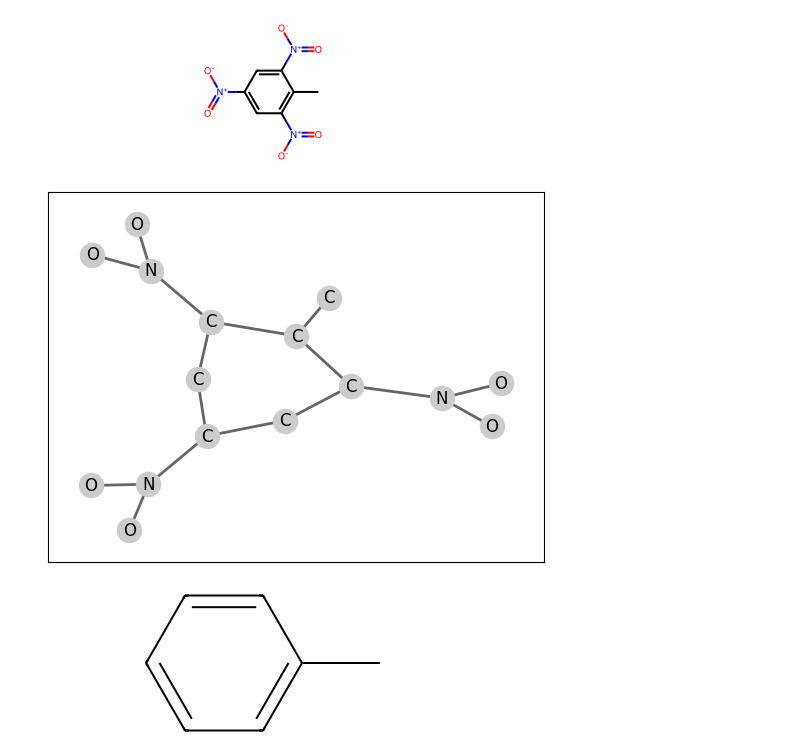
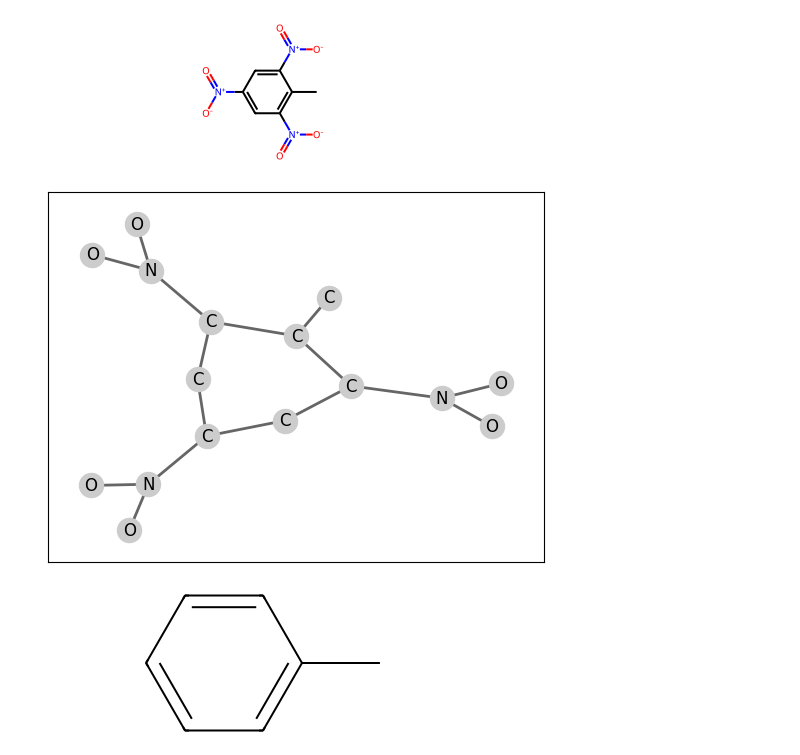
Before and after one commit to motus/graph2vec, a Jupyter notebook: graph2vec.ipynb, the cells around one changed output. Saved outputs shown, nothing was run; the diff lists cells and outputs as text; code cells hidden in the pictures.

```diff
--- a/graph2vec.ipynb
+++ b/graph2vec.ipynb
@@ -51,10 +5,50 @@ def plot_graph(data):
 # %%
+dataset = datasets.MoleculeNet(root='/tmp/MoleculeNet', name='FreeSolv')
+
 mol2 = dataset.from_smiles("Cc1ccccc1")
 mol1 = dataset.from_smiles("Cc1c(cc(cc1[N+](=O)[O-])[N+](=O)[O-])[N+](=O)[O-]")
+# %%
+ATOMIC_NUMBER = {
+    1: "H",
+    3: "Li",
+    4: "Be",
+    5: "B",
+    6: "C",
+    7: "N",
+    8: "O",
+    9: "F",
+    11: "Na",
+    12: "Mg",
+    13: "Al",
+    14: "Si",
+    15: "P",
+    16: "S",
+    17: "Cl",
+    19: "K",
+    20: "Ca",
+}
+
+
+def plot_graph(data, seed=None):
+    g = utils.to_networkx(data, to_undirected=True)
+    layout = nx.spring_layout(g, seed=seed)
+
+    mol_labels = {
+        i: ATOMIC_NUMBER[int(z)]
+        for (i, z) in enumerate(data.x[:,0])
+    }
+
+    nx.draw_networkx_nodes(g, pos=layout, node_color="#CCCCCC")
+    nx.draw_networkx_edges(g, pos=layout, width=2, edge_color="#666666")
+    nx.draw_networkx_labels(g, pos=layout, labels=mol_labels)
+    # plt.title(data.smiles)
+    plt.plot()
+
+    return (g, mol_labels)
 # %%
-(g1, mol_labels1) = plot_graph(mol1)
-Chem.MolFromSmiles(mol1.smiles)
+(g1, mol_labels1) = plot_graph(mol1, seed=3)
+utils.to_rdmol(mol1)
 # %% [output]
-[figure, old version]
+[figure, new version]
 [figure]
 # %%
```
Also changed, not shown: parts of 11 cells of this notebook.
